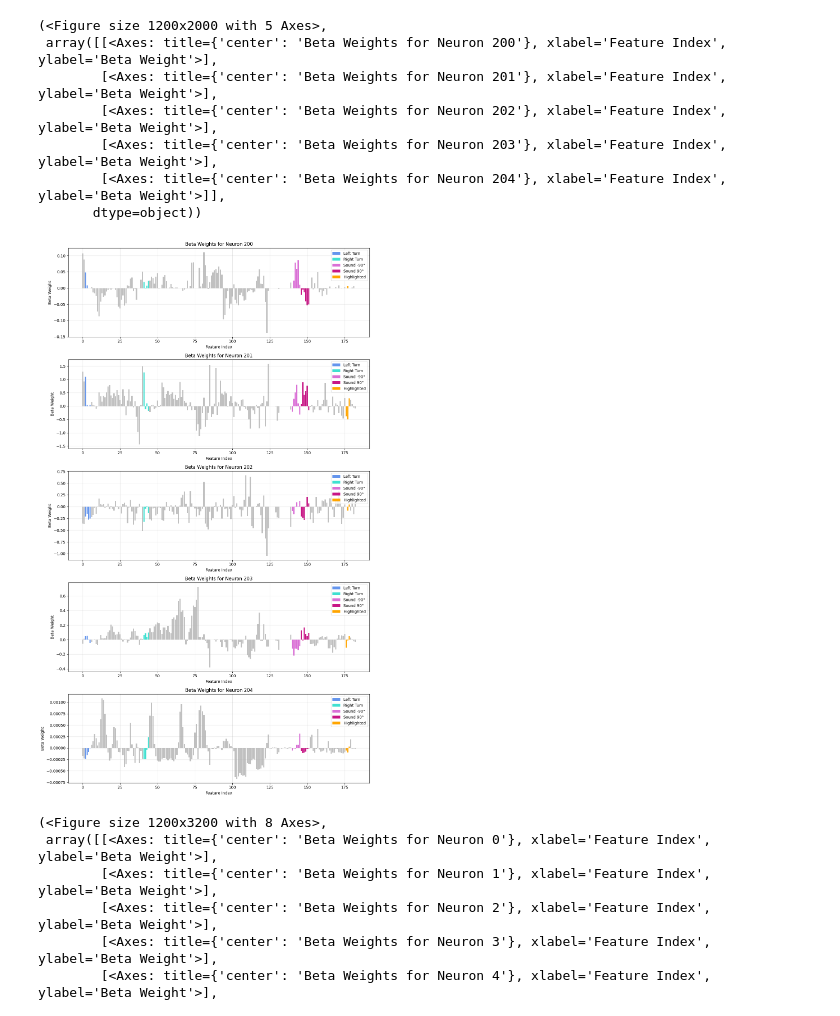
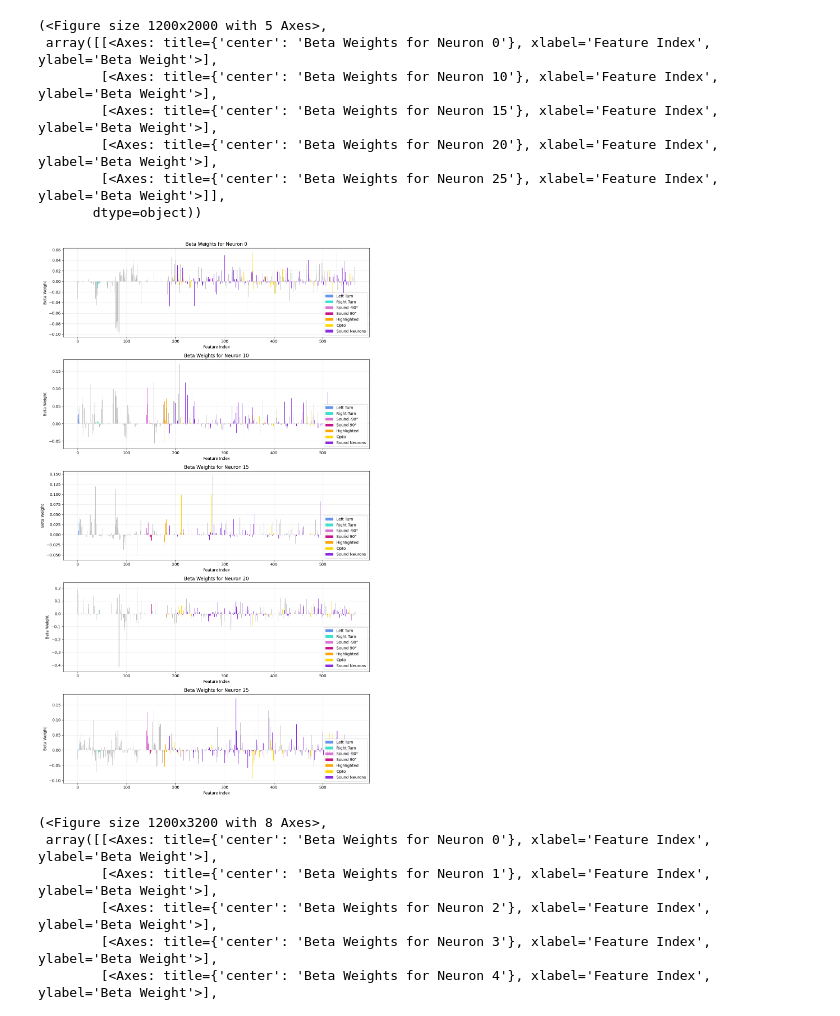
Before and after one commit to constanzabassi/GLM-analysis, a Jupyter notebook: notebooks/quick_glm_model_comparison.ipynb, the cells around one changed output. Drawn from its saved outputs; the diff is of its cells as text; code cells hidden in the pictures.

Commit message:
update encoding plots

```diff
--- a/notebooks/quick_glm_model_comparison.ipynb
+++ b/notebooks/quick_glm_model_comparison.ipynb
@@ -10,5 +20,5 @@ model_type = 'GLM_3nmf_pre'
 # %%
-def load_GLM_results_cluster(save_directory, save_string):
+def load_GLM_results_cluster(save_directory, save_string, neuron_ids=None):
     os.chdir(save_directory)
     # Identify all neuron files
     neuron_files = [filename for filename in os.listdir(save_directory) if filename.startswith(save_string)]
@@ -16,14 +26,24 @@ def load_GLM_results_cluster(save_directory, save_string):
     # Extract neuron IDs and sort filenames numerically
     neuron_files_sorted = sorted(neuron_files, key=lambda x: int(x.split('_')[-1].split('.')[0]))
 
+    # If neuron_ids is provided, filter the files
+    if neuron_ids is not None:
+        neuron_ids = set(str(n) for n in neuron_ids)
+        neuron_files_sorted = [f for f in neuron_files_sorted if f.split('_')[-1].split('.')[0] in neuron_ids]
+
+
     model_output_all = {}  # Create dictionary structure
     for filename in neuron_files_sorted: #can change to specific neurons in here [0:381]
         print(filename)
         neuron_id = filename.split('_')[-1].split('.')[0]  # Extract neuron ID from filename
         neuron_path = os.path.join(save_directory, filename)
 
-        with open(neuron_path, 'rb') as file:
-            model_data = pickle.load(file)
+        try:
+            with open(neuron_path, 'rb') as file:
+                model_data = pickle.load(file)
+        except Exception as e:
+            print(f"Could not load {filename}: {e}")
+            continue
 
 
         for fold, model_output in model_data.items():
@@ -62,8 +82,9 @@ save_directory_v1 = os.path.join(f'{server}/Connie/ProcessedData/{animalID}/{dat
 
 # Load data from all models
 
-model_output_og = load_GLM_results_cluster(os.path.join(save_directory_v1, 'results'), 'poss_model_0_data_cluster_')
-model_output_new = load_GLM_results_cluster(os.path.join(save_directory_v1, 'results_updated'), 'poss_model_0_data_cluster_')
+model_output_og = load_GLM_results_cluster(os.path.join(save_directory_v1, 'results_updated'), 'poss_model_5_data_cluster_', sound_neurons)
+model_output_og_opto = load_GLM_results_cluster(os.path.join(save_directory_v1, 'results_updated'), 'poss_model_5_data_cluster_', opto_neurons)
+# model_output_new = load_GLM_results_cluster(os.path.join(save_directory_v1, 'results_updated'), 'poss_model_0_data_cluster_')
 
 # # Calculate the mean across folds for deviance explained
 # mean_dev = np.mean([model_output['frac_dev_expl'] for model_output in model_output_og.values()], axis=0)
@@ -108,7 +129,9 @@ def plot_neuron_betas(model_output_all, neuron_indices, predictor_groups=None):
             'right_turn': range(41, 45),
             'sound_-90': range(140, 146),
             'sound_90': range(146, 152),
-            'highlighted': range(176, 179)
+            'highlighted': range(176, 182), #range(176, 179)
+            'opto_neurons': [n + 182 for n in opto_neurons],
+            'sound_neurons': [n + 182 for n in sound_neurons]
         }
 
     # Get all fold IDs
@@ -142,6 +165,10 @@ def plot_neuron_betas(model_output_all, neuron_indices, predictor_groups=None):
                 color = 'mediumvioletred'
             elif group == 'highlighted':
                 color = 'orange'
+            elif group == 'opto_neurons':
+                color = 'gold'
+            elif group == 'sound_neurons':
+                color = 'blueviolet'
 
             for idx in indices:
                 if idx < len(colors):
@@ -165,16 +192,18 @@ def plot_neuron_betas(model_output_all, neuron_indices, predictor_groups=None):
                 ('Right Turn', 'turquoise'),
                 ('Sound -90°', 'orchid'),
                 ('Sound 90°', 'mediumvioletred'),
-                ('Highlighted', 'orange')
+                ('Highlighted', 'orange'),
+                ('Opto', 'gold'),
+                ('Sound Neurons', 'blueviolet')
             ]
         ]
-        ax.legend(handles=legend_elements, loc='upper right')
+        ax.legend(handles=legend_elements, loc='lower right')
 
     plt.tight_layout()
     return fig, axes
 
 # Example usage:
-neuron_to_plot = [42]  # replace with your neuron index
+neuron_to_plot = [3]  # replace with your neuron index
 fig, axes = plot_neuron_betas(model_output_og, neuron_to_plot)
 plt.show()
 # %% [output]
@@ -182,16 +443,16 @@ plt.show()
 # %%
 # Example usage:
-neuron_idx = [200,201,202,203,204]  # replace with your neuron index
+neuron_idx = [0,10,15,20,25]  # replace with your neuron index
 plot_neuron_betas(model_output_og,  neuron_idx)
 # %% [output]
 (<Figure size 1200x2000 with 5 Axes>,
- array([[<Axes: title={'center': 'Beta Weights for Neuron 200'}, xlabel='Feature Index', ylabel='Beta Weight'>],
-        [<Axes: title={'center': 'Beta Weights for Neuron 201'}, xlabel='Feature Index', ylabel='Beta Weight'>],
-        [<Axes: title={'center': 'Beta Weights for Neuron 202'}, xlabel='Feature Index', ylabel='Beta Weight'>],
-        [<Axes: title={'center': 'Beta Weights for Neuron 203'}, xlabel='Feature Index', ylabel='Beta Weight'>],
-        [<Axes: title={'center': 'Beta Weights for Neuron 204'}, xlabel='Feature Index', ylabel='Beta Weight'>]],
+ array([[<Axes: title={'center': 'Beta Weights for Neuron 0'}, xlabel='Feature Index', ylabel='Beta Weight'>],
+        [<Axes: title={'center': 'Beta Weights for Neuron 10'}, xlabel='Feature Index', ylabel='Beta Weight'>],
+        [<Axes: title={'center': 'Beta Weights for Neuron 15'}, xlabel='Feature Index', ylabel='Beta Weight'>],
+        [<Axes: title={'center': 'Beta Weights for Neuron 20'}, xlabel='Feature Index', ylabel='Beta Weight'>],
+        [<Axes: title={'center': 'Beta Weights for Neuron 25'}, xlabel='Feature Index', ylabel='Beta Weight'>]],
        dtype=object))
-[figure, old version]
+[figure, new version]
 # %%
 plot_neuron_betas(model_output_new,  neuron_idx)
 # %% [output]
```
Also changed, not shown: parts of 10 cells of this notebook, 3 other files.
